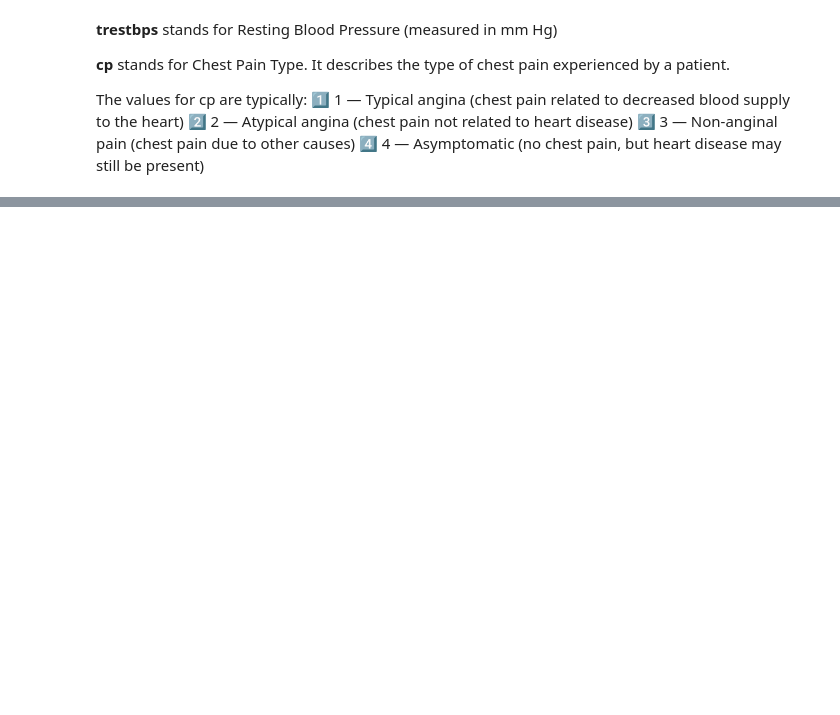
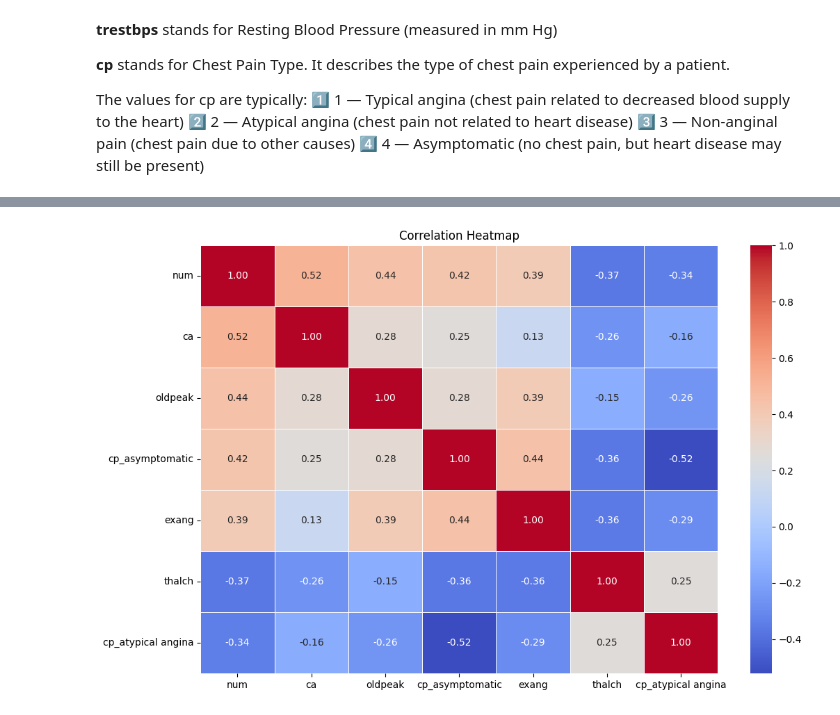
Before and after one commit to TyamanovaMargo/DI-Bootcamp, a Jupyter notebook: Predicting_Heart_Disease.ipynb, the cells around one changed output, grey strips where cells are left out. Saved outputs shown, nothing was run; the diff lists cells and outputs as text; code cells hidden in the pictures; blank space fills up the shorter version.

```diff
--- a/Predicting_Heart_Disease.ipynb
+++ b/Predicting_Heart_Disease.ipynb
@@ -34,0 +140,6 @@ The values for cp are typically:
+# %%
+#convert TRUE and FALSE
+df['fbs'] = df['fbs'].map({True: 1, False: 0})
+df['exang'] = df['exang'].map({True: 1, False: 0})
+
+df.head()
@@ -34,0 +153,4 @@ The values for cp are typically:
+# %%
+#apply one hot encoding to categorical columns
+df = pd.get_dummies(df, columns=['cp', 'restecg', 'slope', 'thal'])
+df.head()
@@ -34,0 +165,4 @@ The values for cp are typically:
+# %%
+#replace all FALSE with 0 and TRUE with 1
+df = df.replace({False: 0, True: 1})
+df.head()
@@ -34,0 +177,3 @@ The values for cp are typically:
+# %%
+numerical_data= df.select_dtypes(include=['int64', 'float64'])
+numerical_data.head()
@@ -34,0 +230,17 @@ The values for cp are typically:
+# %%
+# only numeric
+numerical_data_updated = numerical_data.select_dtypes(include=['number'])
+
+
+columns_to_keep = ['num', 'ca', 'oldpeak', 'cp_asymptomatic', 'exang', 'thalch', 'cp_atypical angina']
+existing_columns = [col for col in columns_to_keep if col in numerical_data_updated.columns]
+
+numerical_data_cleaned = numerical_data_updated[existing_columns]
+
+# heatmap
+plt.figure(figsize=(12, 8))
+sns.heatmap(numerical_data_cleaned.corr(), annot=True, cmap='coolwarm', fmt='.2f', linewidths=0.5)
+plt.title('Correlation Heatmap')
+plt.show()
+# %% [output]
+[figure, added]
```
Also changed, not shown: parts of 37 cells of this notebook.
